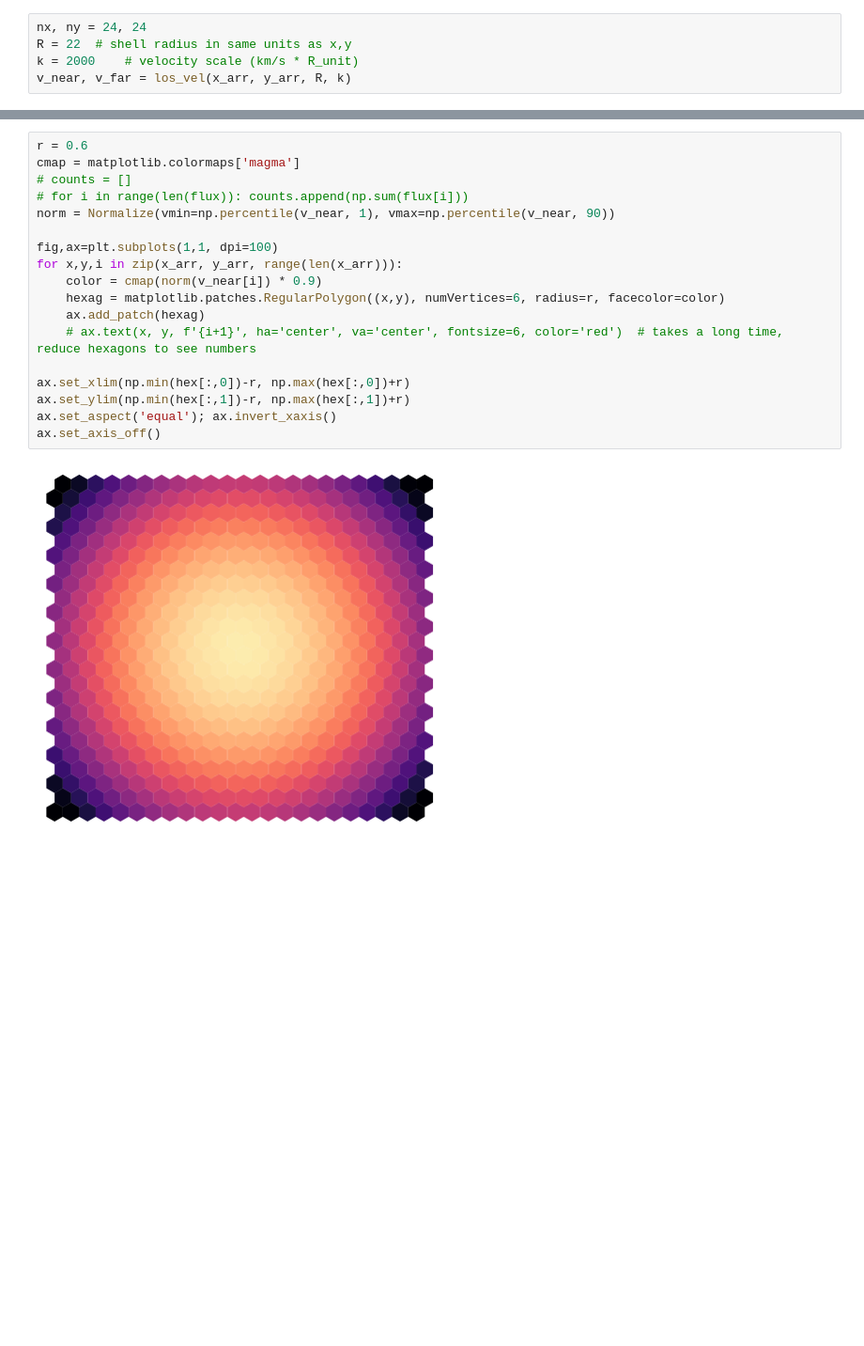
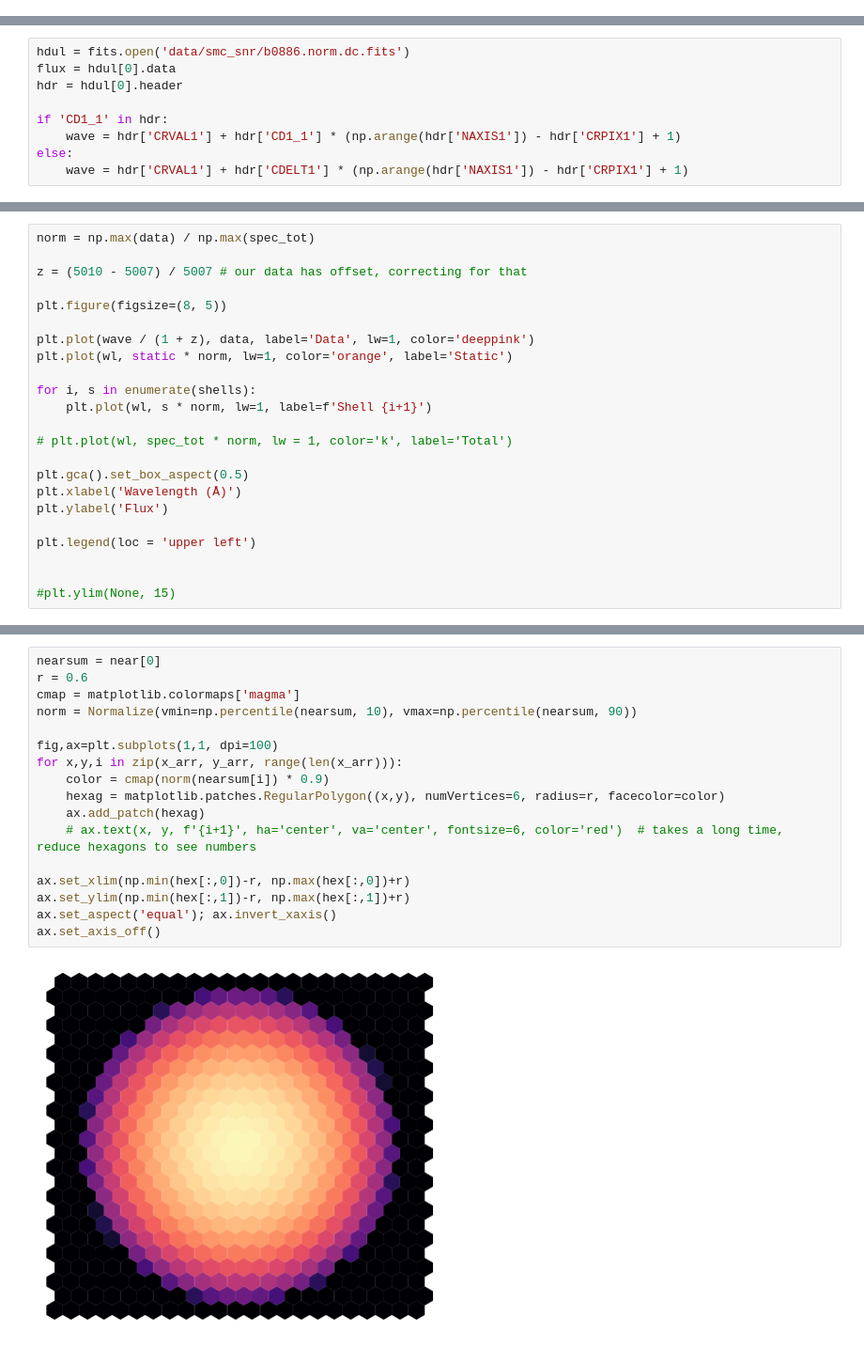
Before and after one commit to callumbloor/snr_stuff, a Jupyter notebook: linemodel.ipynb, the cells around one changed output, grey strips where cells are left out. Shown at 94% size. Saved outputs shown, nothing was run; the diff lists cells and outputs as text; blank space fills up the shorter version.

```diff
--- a/linemodel.ipynb
+++ b/linemodel.ipynb
@@ -63,5 +23,0 @@ def los_vel(x, y, R, k):
-# %%
-nx, ny = 24, 24
-R = 22  # shell radius in same units as x,y
-k = 2000    # velocity scale (km/s * R_unit)
-v_near, v_far = los_vel(x_arr, y_arr, R, k)
@@ -67,0 +182,9 @@ v_near, v_far = los_vel(x_arr, y_arr, R, k)
+# %%
+hdul = fits.open('data/smc_snr/b0886.norm.dc.fits')
+flux = hdul[0].data
+hdr = hdul[0].header
+
+if 'CD1_1' in hdr:
+    wave = hdr['CRVAL1'] + hdr['CD1_1'] * (np.arange(hdr['NAXIS1']) - hdr['CRPIX1'] + 1)
+else:
+    wave = hdr['CRVAL1'] + hdr['CDELT1'] * (np.arange(hdr['NAXIS1']) - hdr['CRPIX1'] + 1)
@@ -67,0 +225,23 @@ v_near, v_far = los_vel(x_arr, y_arr, R, k)
+# %%
+norm = np.max(data) / np.max(spec_tot)
+
+z = (5010 - 5007) / 5007 # our data has offset, correcting for that
+
+plt.figure(figsize=(8, 5))
+
+plt.plot(wave / (1 + z), data, label='Data', lw=1, color='deeppink')
+plt.plot(wl, static * norm, lw=1, color='orange', label='Static')
+
+for i, s in enumerate(shells):
+    plt.plot(wl, s * norm, lw=1, label=f'Shell {i+1}')
+
+# plt.plot(wl, spec_tot * norm, lw = 1, color='k', label='Total')
+
+plt.gca().set_box_aspect(0.5)
+plt.xlabel('Wavelength (Å)')
+plt.ylabel('Flux')
+
+plt.legend(loc = 'upper left')
+
+
+#plt.ylim(None, 15)
@@ -68,20 +251,19 @@ v_near, v_far = los_vel(x_arr, y_arr, R, k)
 # %%
+nearsum = near[0]
 r = 0.6
 cmap = matplotlib.colormaps['magma']
-# counts = []
-# for i in range(len(flux)): counts.append(np.sum(flux[i]))
-norm = Normalize(vmin=np.percentile(v_near, 1), vmax=np.percentile(v_near, 90))
+norm = Normalize(vmin=np.percentile(nearsum, 10), vmax=np.percentile(nearsum, 90))
 
 fig,ax=plt.subplots(1,1, dpi=100)
 for x,y,i in zip(x_arr, y_arr, range(len(x_arr))):
-    color = cmap(norm(v_near[i]) * 0.9)
+    color = cmap(norm(nearsum[i]) * 0.9)
     hexag = matplotlib.patches.RegularPolygon((x,y), numVertices=6, radius=r, facecolor=color)
     ax.add_patch(hexag)
     # ax.text(x, y, f'{i+1}', ha='center', va='center', fontsize=6, color='red')  # takes a long time, reduce hexagons to see numbers
 
 ax.set_xlim(np.min(hex[:,0])-r, np.max(hex[:,0])+r)
 ax.set_ylim(np.min(hex[:,1])-r, np.max(hex[:,1])+r)
 ax.set_aspect('equal'); ax.invert_xaxis()
 ax.set_axis_off()
 # %% [output]
-[figure, old version]
+[figure, new version]
```
Also changed, not shown: parts of 18 cells of this notebook.
